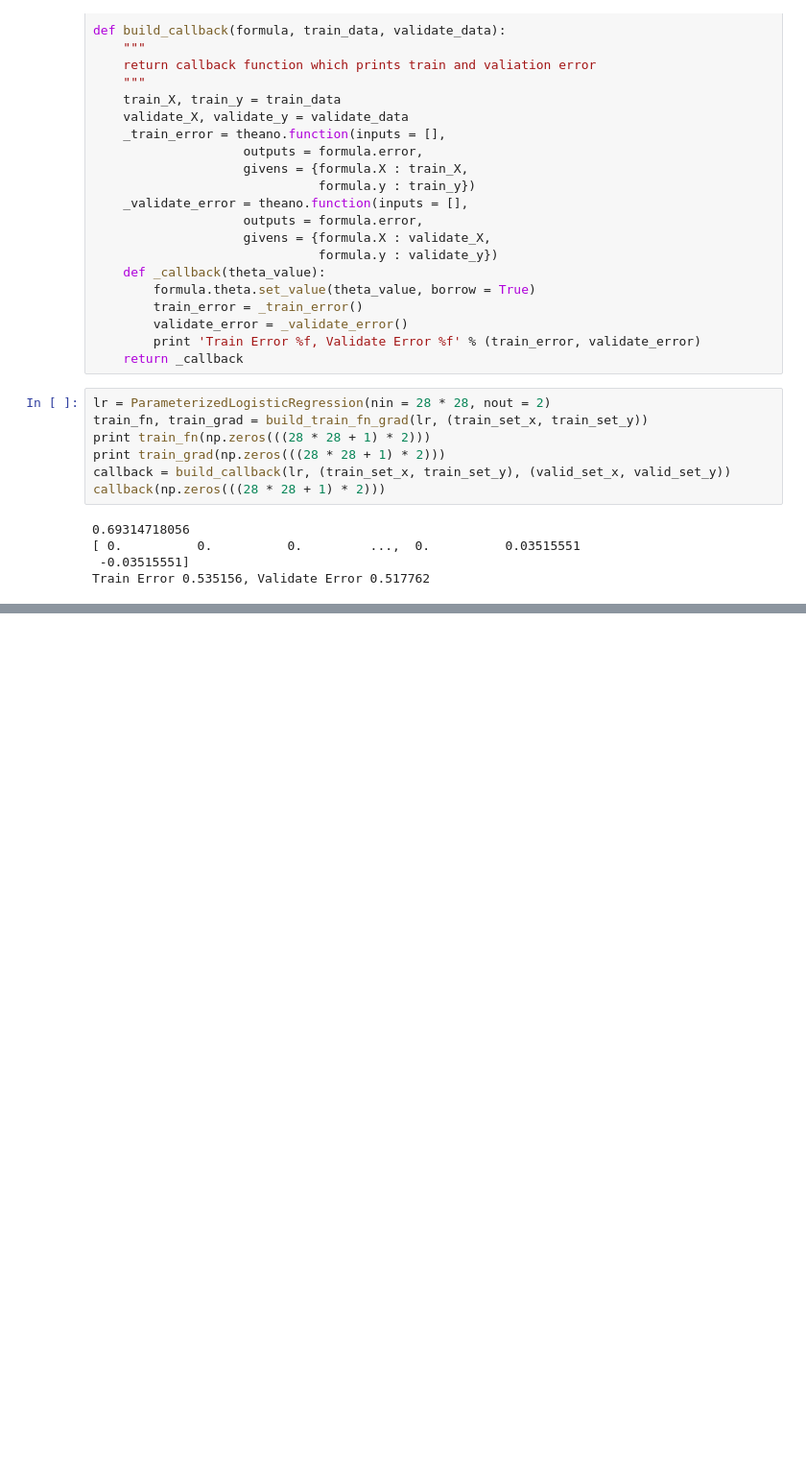
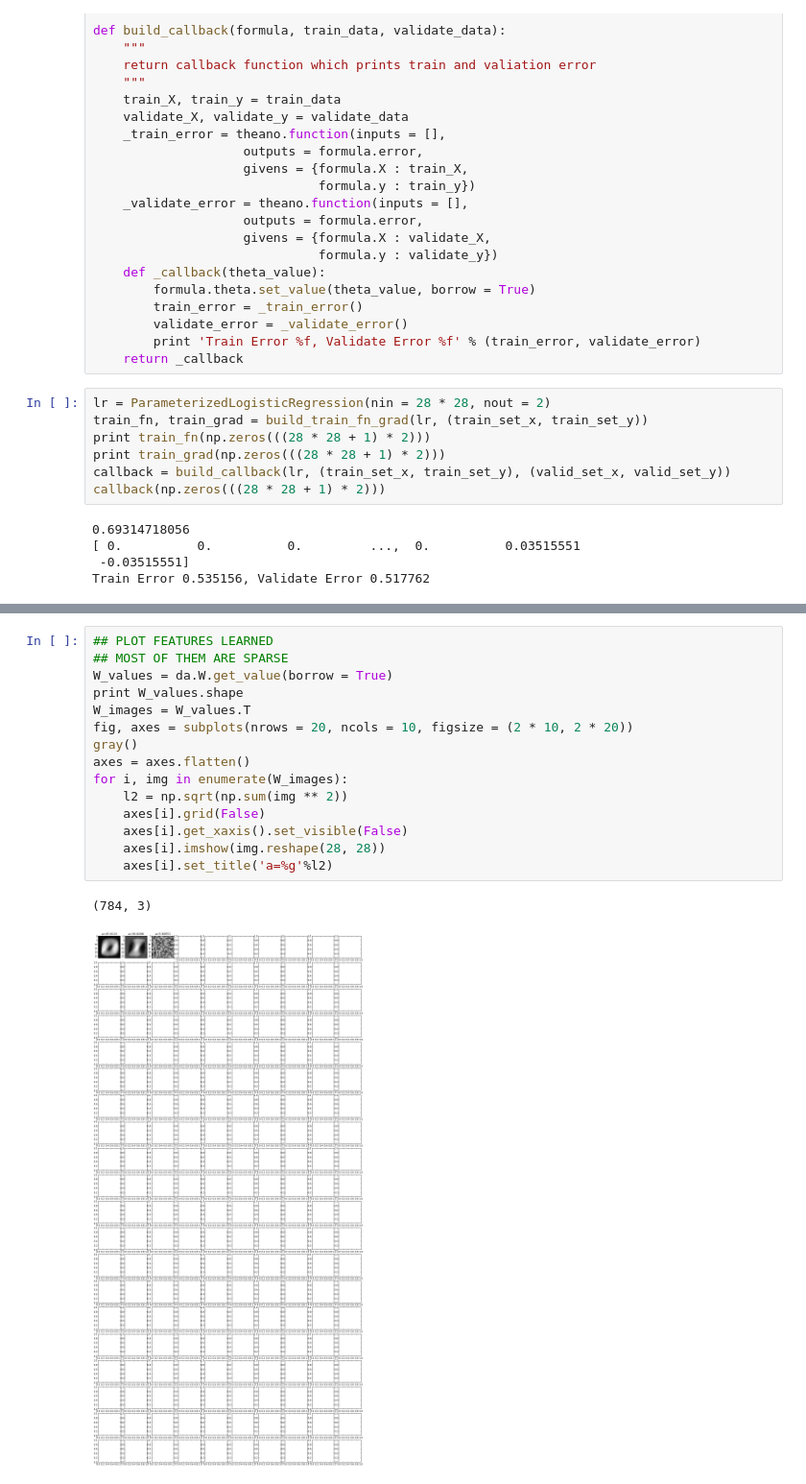
Before and after one commit to dolaameng/tutorials, a Jupyter notebook: ml-tutorials/BASIC_UFLDL Tutorial.ipynb, the cells around one changed output, grey strips where cells are left out. Shown at 96% size. Saved outputs shown, nothing was run; the diff lists cells and outputs as text; blank space fills up the shorter version.

```diff
--- a/ml-tutorials/BASIC_UFLDL Tutorial.ipynb
+++ b/ml-tutorials/BASIC_UFLDL Tutorial.ipynb
@@ -400,0 +554,18 @@ Train Error 0.001131, Validate Error 0.000487
+# %%
+## PLOT FEATURES LEARNED
+## MOST OF THEM ARE SPARSE
+W_values = da.W.get_value(borrow = True)
+print W_values.shape
+W_images = W_values.T
+fig, axes = subplots(nrows = 20, ncols = 10, figsize = (2 * 10, 2 * 20))
+gray()
+axes = axes.flatten()
+for i, img in enumerate(W_images):
+    l2 = np.sqrt(np.sum(img ** 2))
+    axes[i].grid(False)
+    axes[i].get_xaxis().set_visible(False)
+    axes[i].imshow(img.reshape(28, 28))
+    axes[i].set_title('a=%g'%l2)
+# %% [output]
+(784, 3)
+[figure, added]
```
Also changed, not shown: parts of 10 cells of this notebook, 3 other files.
